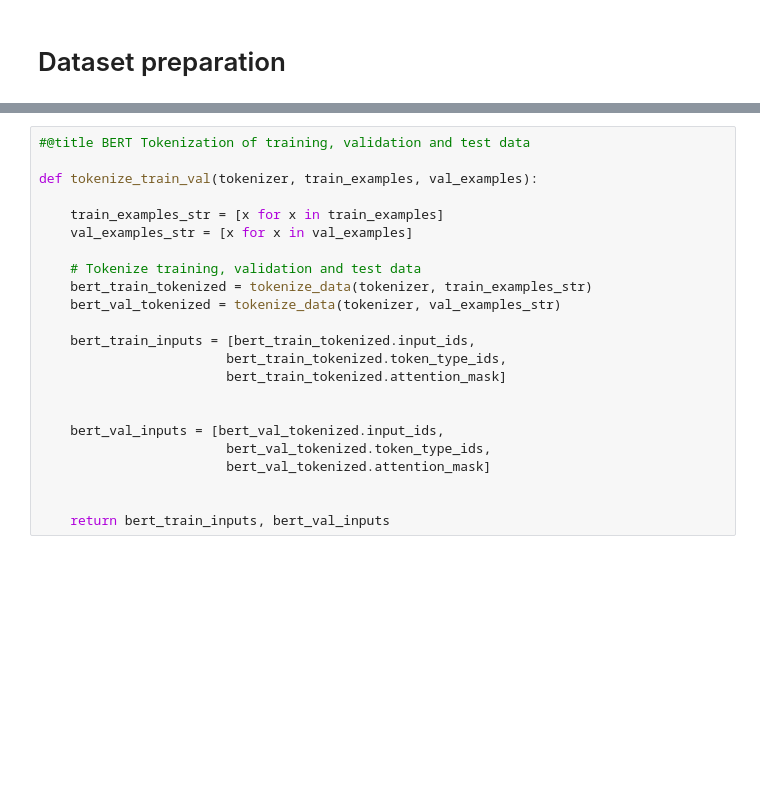
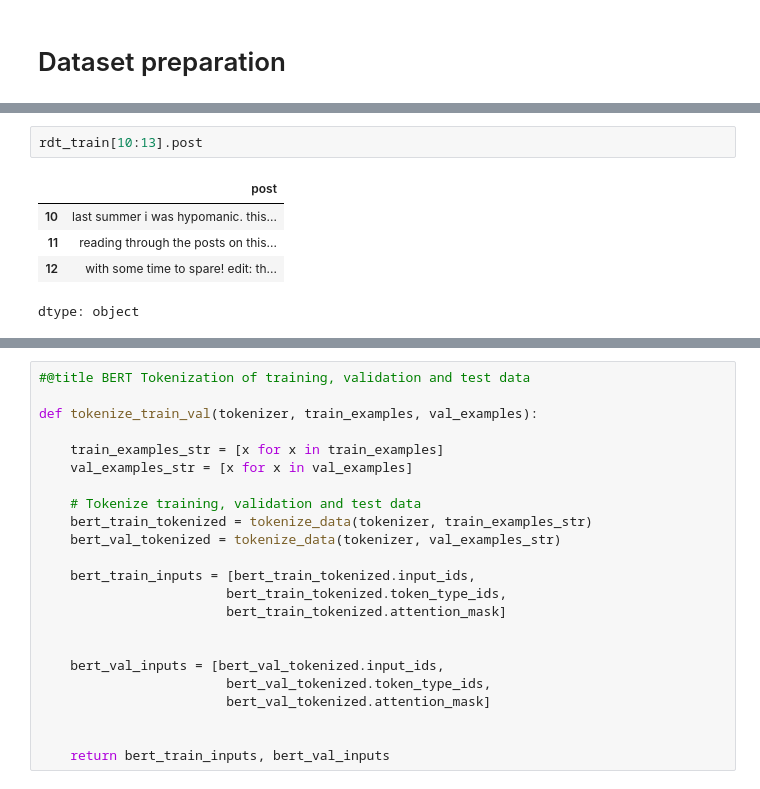
Before and after one commit to muthumayan/mids-w266-project, a Jupyter notebook: reddit-baseline.ipynb, the cells around one changed output, grey strips where cells are left out. Cells and saved outputs as stored; diff of their text form; blank space fills up the shorter version.

```diff
--- a/reddit-baseline.ipynb
+++ b/reddit-baseline.ipynb
@@ -268,3 +322,11 @@ Using file: drive/MyDrive/MIDS-266/w266/project//Reddit/both_train.csv
+# %%
+rdt_train[10:13].post
+# %% [output]
+|  | post |
+| 10 | last summer i was hypomanic. this... |
+| 11 | reading through the posts on this... |
+| 12 | with some time to spare! edit: th... |
+dtype: object
 # %%
 print(rdt_train.class_name.unique())
 rdt_train.class_id.unique()
```
Also changed, not shown: parts of 14 cells of this notebook, 3 other files.
